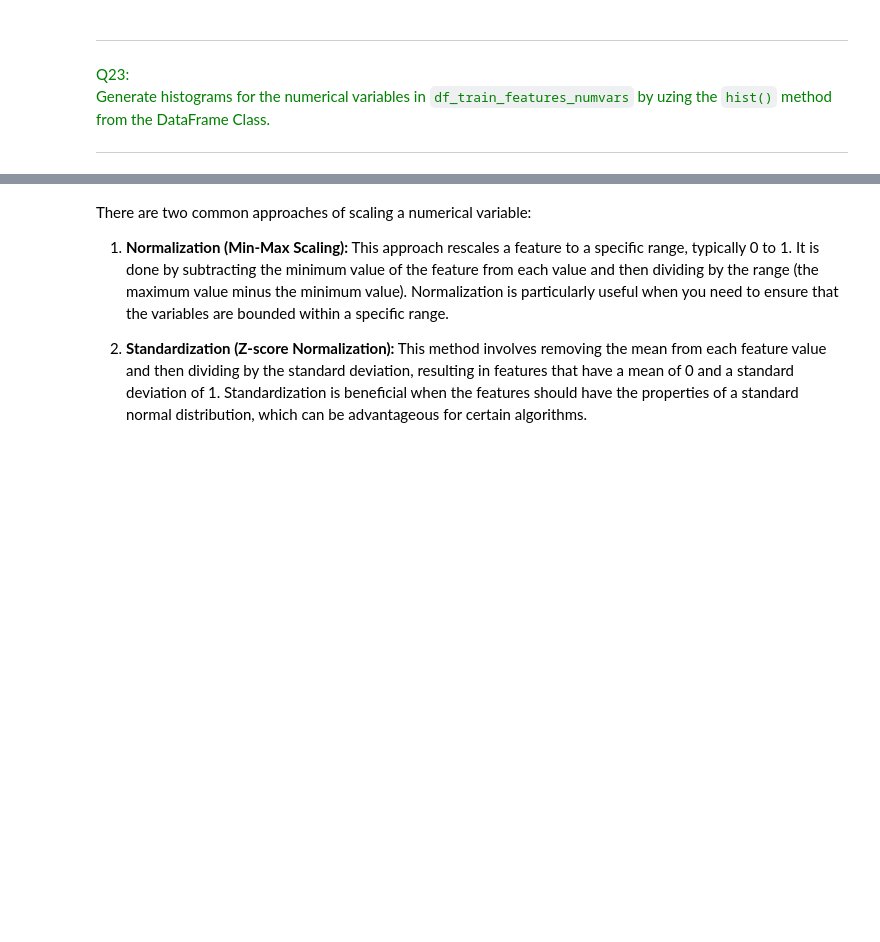
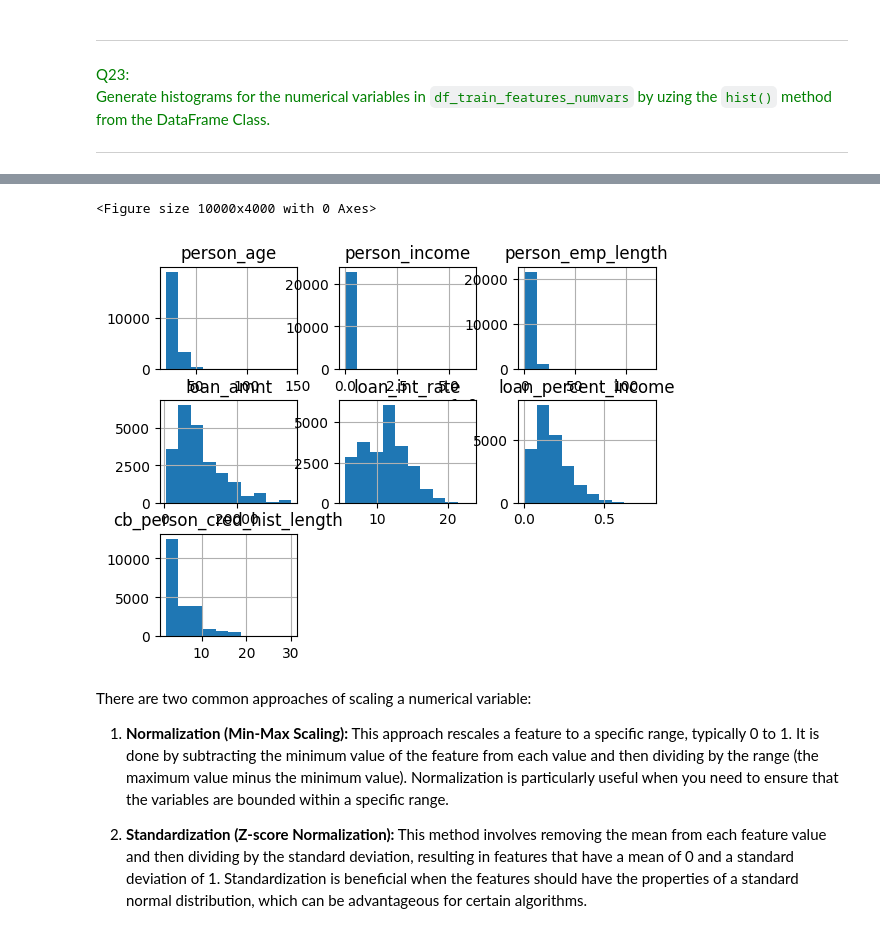
Before and after one commit to shmiiing/machine_learning, a Jupyter notebook: Programming_Sessions/Programming_Session_2/Programming_Session_2.ipynb, the cells around one changed output, grey strips where cells are left out. Drawn from its saved outputs; the diff is of its cells as text; code cells hidden in the pictures; blank space fills up the shorter version.

```diff
--- a/Programming_Sessions/Programming_Session_2/Programming_Session_2.ipynb
+++ b/Programming_Sessions/Programming_Session_2/Programming_Session_2.ipynb
@@ -577,3 +577,6 @@ Divide each of `df_train_features` and `df_test_features` as shown in the diagra
 ---
 # %% [markdown]
 <center><img width="1000" src = "https://drive.google.com/uc?export=view&id=1loF_Uk967CSVlGKikXWbDxwpKAEGaDlg"></center>
+# %%
+df_train_features_numvars = df_train_features[numvars]
+df_test_features_numvars = df_test_features[numvars]
@@ -591,3 +594,10 @@ Generate histograms for the numerical variables in `df_train_features_numvars`
+# %%
+plt.figure()
+df_train_features_numvars.hist()
+plt.show()
+# %% [output]
+<Figure size 10000x4000 with 0 Axes>
+[figure, added]
 # %% [markdown]
 There are two common approaches of scaling a numerical variable:
 
```
Also changed, not shown: parts of 2 cells of this notebook.
